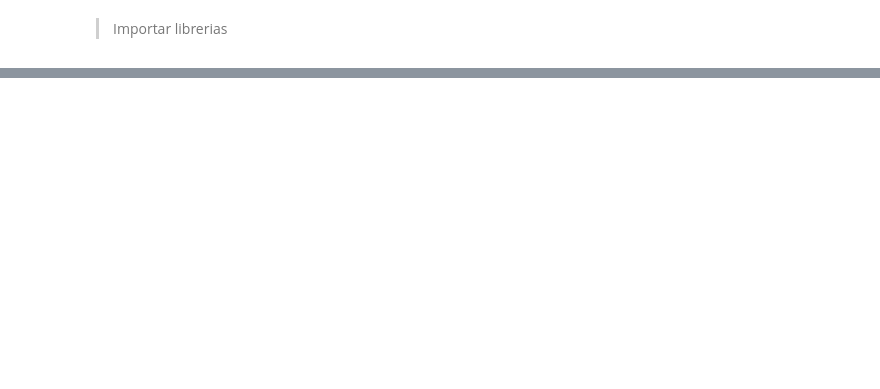
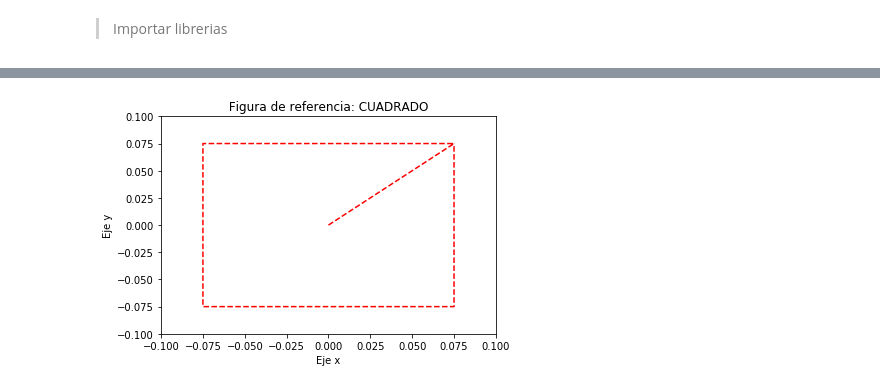
Before and after one commit to kabirivan/CDRR-Movement, a Jupyter notebook: TrabajoFinal_XavierAguas.ipynb, the cells around one changed output, grey strips where cells are left out. Drawn from its saved outputs; the diff is of its cells as text; code cells hidden in the pictures; blank space fills up the shorter version.

Commit message:
figura 1 presentada

```diff
--- a/TrabajoFinal_XavierAguas.ipynb
+++ b/TrabajoFinal_XavierAguas.ipynb
@@ -39,0 +111,15 @@ square_figure = pd.read_csv("cddr_square.csv")
+# %%
+# Figura 1: Mostrar la figura en el plano x y
+
+xr1 = square_figure['Xrefs'];
+yr1 = square_figure['Yrefs'];
+
+plt.plot(xr1, yr1, color='red', linestyle='--')
+plt.title(' Figura de referencia: CUADRADO ')
+plt.xlabel("Eje x")
+plt.ylabel("Eje y")
+plt.xlim(-0.1, 0.1)
+plt.ylim(-0.1, 0.1)
+plt.show()
+# %% [output]
+[figure, added]
```
Also changed, not shown: parts of 9 cells of this notebook, 1 other file.
